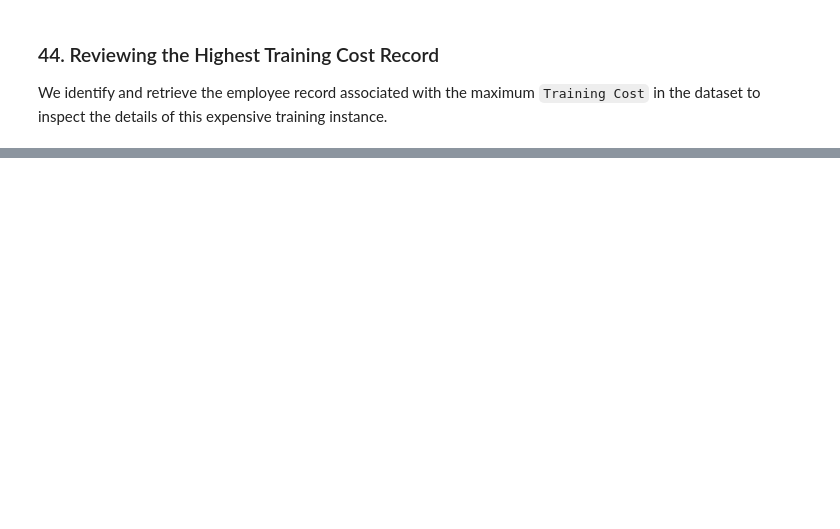
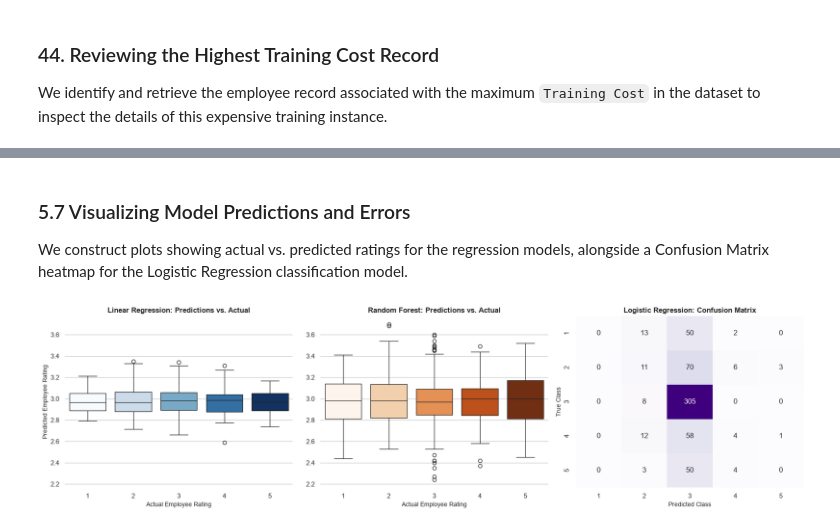
Before and after one commit to Ali-Khamis45/orangelab1, a Jupyter notebook: taskLAB1orange.ipynb, the cells around one changed output, grey strips where cells are left out. Cells and saved outputs as stored; diff of their text form; code cells hidden in the pictures; blank space fills up the shorter version.

Commit message:
Add machine learning modeling (linear, forest, logistic) to notebook and add model comparison report

```diff
--- a/taskLAB1orange.ipynb
+++ b/taskLAB1orange.ipynb
@@ -724,0 +829,15 @@ dtype: object
+# %%
+# Initialize and fit Logistic Regression (setting max_iter to ensure convergence)
+log_model = LogisticRegression(max_iter=1000, random_state=42)
+log_model.fit(X_train_scaled, y_train)
+
+# Make class predictions on test data
+y_pred_log = log_model.predict(X_test_scaled)
+
+# Calculate metrics
+log_accuracy = accuracy_score(y_test, y_pred_log)
+
+print("Logistic Regression Evaluation:")
+print(f"Classification Accuracy: {log_accuracy:.4f}")
+print("\nClassification Report:")
+print(classification_report(y_test, y_pred_log, zero_division=0))
@@ -724,0 +886,42 @@ dtype: object
+# %% [markdown]
+### 5.7 Visualizing Model Predictions and Errors
+We construct plots showing actual vs. predicted ratings for the regression models, alongside a Confusion Matrix heatmap for the Logistic Regression classification model.
+# %%
+import matplotlib.pyplot as plt
+import seaborn as sns
+
+# Set clean whitegrid style
+sns.set_theme(style="whitegrid")
+
+# Create figure for regression comparisons and classification confusion matrix
+fig = plt.figure(figsize=(18, 5))
+
+# Plot 1: Linear Regression Predictions vs. Actual
+ax1 = fig.add_subplot(1, 3, 1)
+sns.boxplot(x=y_test, y=y_pred_lr, ax=ax1, palette="Blues", hue=y_test, legend=False)
+ax1.set_title("Linear Regression: Predictions vs. Actual", fontsize=12, fontweight="bold")
+ax1.set_xlabel("Actual Employee Rating", fontsize=10)
+ax1.set_ylabel("Predicted Employee Rating", fontsize=10)
+
+# Plot 2: Random Forest Predictions vs. Actual
+ax2 = fig.add_subplot(1, 3, 2, sharey=ax1)
+sns.boxplot(x=y_test, y=y_pred_rf, ax=ax2, palette="Oranges", hue=y_test, legend=False)
+ax2.set_title("Random Forest: Predictions vs. Actual", fontsize=12, fontweight="bold")
+ax2.set_xlabel("Actual Employee Rating", fontsize=10)
+ax2.set_ylabel("")
+
+# Plot 3: Confusion Matrix for Logistic Regression
+ax3 = fig.add_subplot(1, 3, 3)
+cm = confusion_matrix(y_test, y_pred_log)
+sns.heatmap(cm, annot=True, fmt="d", cmap="Purples", cbar=False, ax=ax3,
+            xticklabels=np.unique(y), yticklabels=np.unique(y))
+ax3.set_title("Logistic Regression: Confusion Matrix", fontsize=12, fontweight="bold")
+ax3.set_xlabel("Predicted Class", fontsize=10)
+ax3.set_ylabel("True Class", fontsize=10)
+
+# Remove axis spines for a cleaner aesthetic
+sns.despine(left=True, bottom=True)
+plt.tight_layout()
+plt.show()
+# %% [output]
+[figure, added]
```
Also changed, not shown: parts of 39 cells of this notebook, 5 other files.
